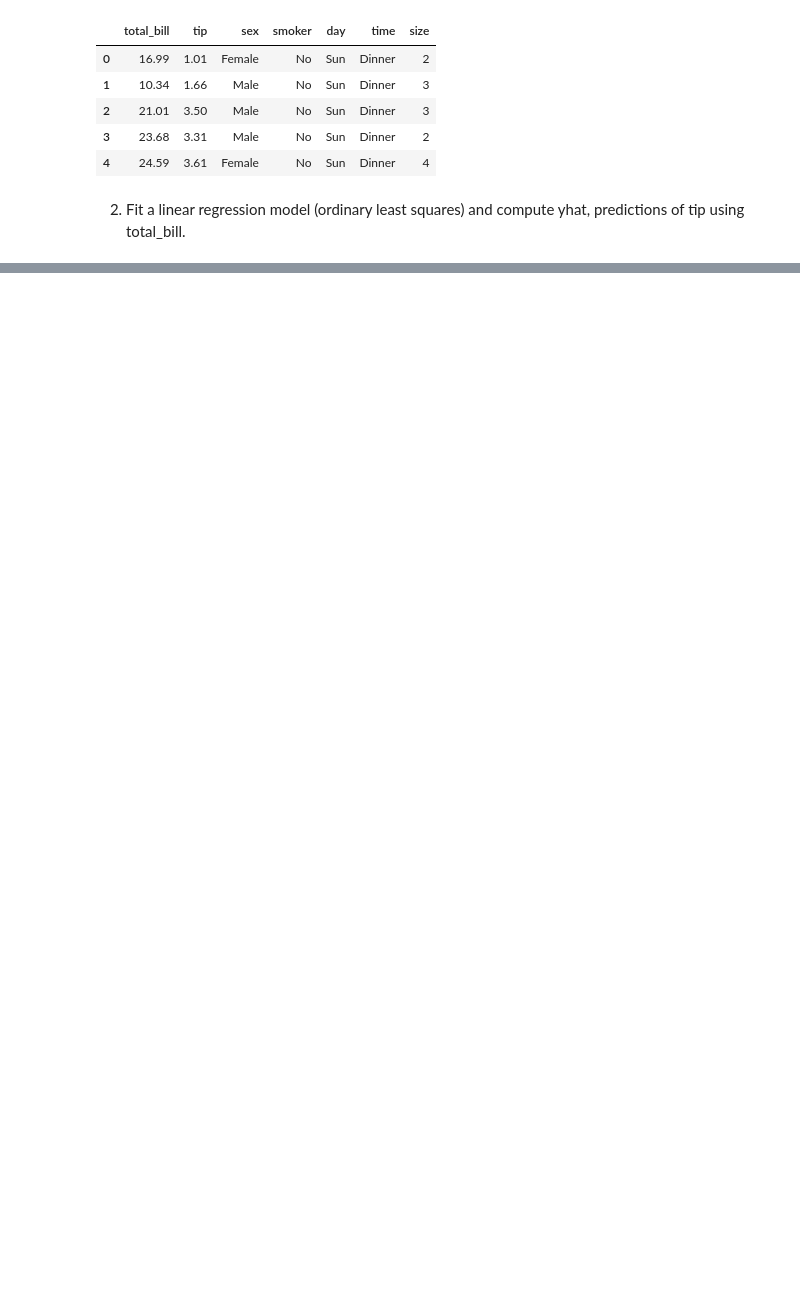
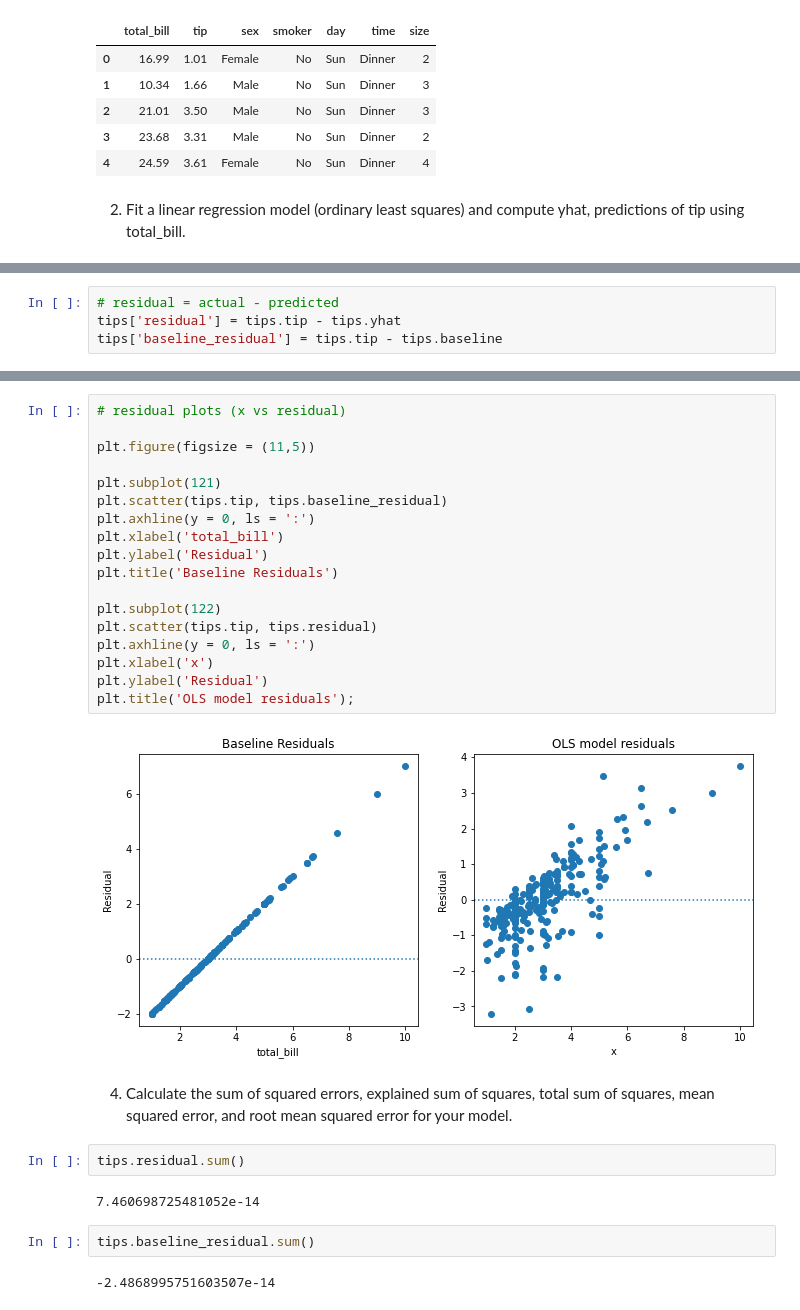
Before and after one commit to KristineCabanela/regression-exercises, a Jupyter notebook: evaluate.ipynb, the cells around one changed output, grey strips where cells are left out. Cells and saved outputs as stored; diff of their text form; blank space fills up the shorter version.

```diff
--- a/evaluate.ipynb
+++ b/evaluate.ipynb
@@ -32,0 +115,4 @@ predictions = model.predict(X)
+# %%
+# residual = actual - predicted
+tips['residual'] = tips.tip - tips.yhat
+tips['baseline_residual'] = tips.tip - tips.baseline
@@ -32,0 +135,30 @@ predictions = model.predict(X)
+# %%
+# residual plots (x vs residual)
+
+plt.figure(figsize = (11,5))
+
+plt.subplot(121)
+plt.scatter(tips.tip, tips.baseline_residual)
+plt.axhline(y = 0, ls = ':')
+plt.xlabel('total_bill')
+plt.ylabel('Residual')
+plt.title('Baseline Residuals')
+
+plt.subplot(122)
+plt.scatter(tips.tip, tips.residual)
+plt.axhline(y = 0, ls = ':')
+plt.xlabel('x')
+plt.ylabel('Residual')
+plt.title('OLS model residuals');
+# %% [output]
+[figure, added]
+# %% [markdown]
+4. Calculate the sum of squared errors, explained sum of squares, total sum of squares, mean squared error, and root mean squared error for your model.
+# %%
+tips.residual.sum()
+# %% [output]
+7.460698725481052e-14
+# %%
+tips.baseline_residual.sum()
+# %% [output]
+-2.4868995751603507e-14
```
Also changed, not shown: parts of 22 cells of this notebook.
